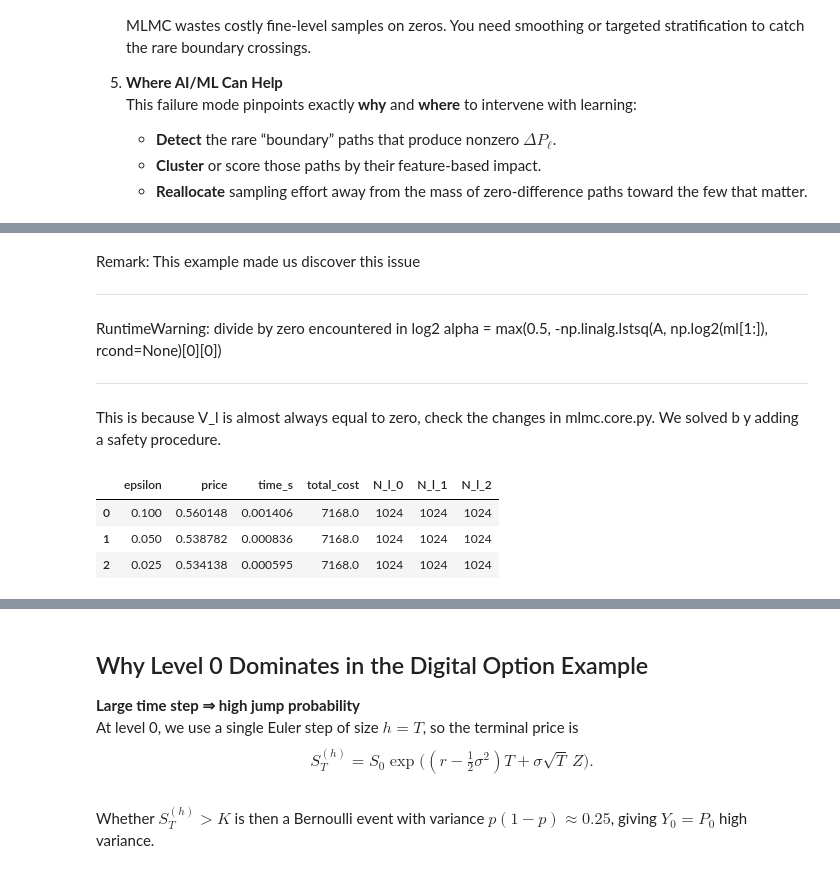
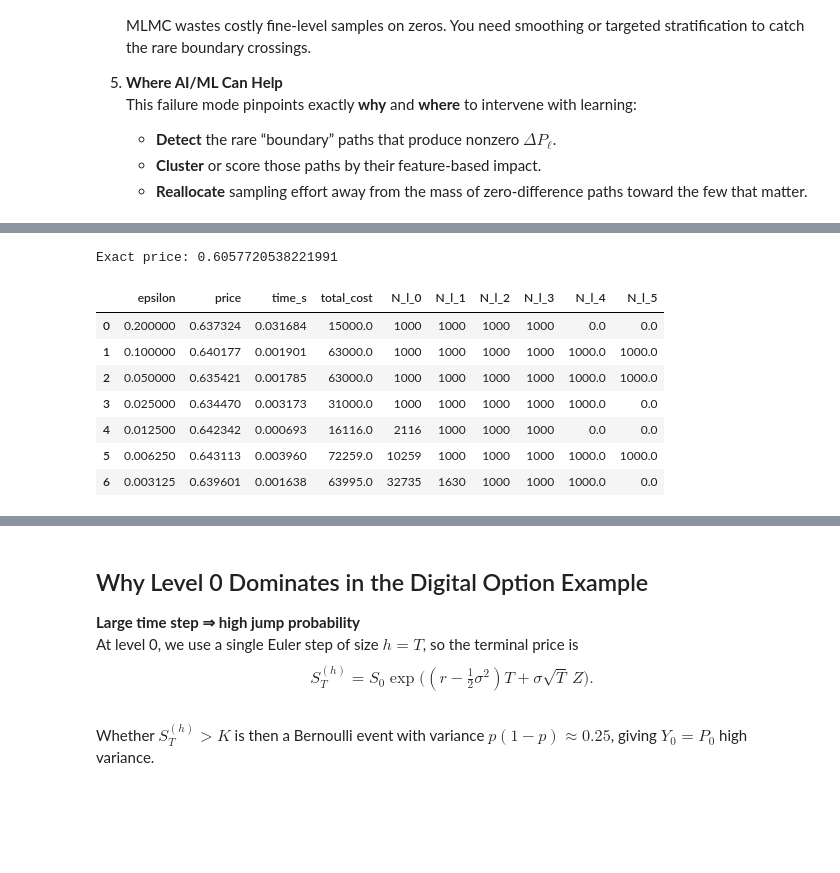
Before and after one commit to AlaaBouattour/Multilevel-Monte-Carlo, a Jupyter notebook: examples/mlmc_blind_sampling_problem.ipynb, the cells around one changed output, grey strips where cells are left out. Drawn from its saved outputs; the diff is of its cells as text; code cells hidden in the pictures; blank space fills up the shorter version.

```diff
--- a/examples/mlmc_blind_sampling_problem.ipynb
+++ b/examples/mlmc_blind_sampling_problem.ipynb
@@ -61,7 +53,9 @@ EPS = [0.1, 0.05, 0.025]
-# %%
-# Digital payoff & MLMC setup
-def digital_payoff(S, K):
-    return (S > K).astype(float)
-
-payoff_fn = lambda S: digital_payoff(S, K)
-mlmc = MLMC(make_bs_level_fn(S0, r, σ, T, payoff_fn))
+# %%
+# parameters
+S0, K = 100.0, 100.0
+r, sigma  = 0.05, 0.1
+T     = 1.0
+disc  = math.exp(-r * T)
+
+# Target tolerances for demonstration
+EPS = [0.2, 0.1, 0.05, 0.025, 0.0125, 0.00625, 0.003125]
@@ -68,12 +73,18 @@ mlmc = MLMC(make_bs_level_fn(S0, r, σ, T, payoff_fn))
+# %%
+# MLMC setup
+payoff   = lambda S: digital_payoff(S, K)
+level_fn = MilsteinBSLevelFunction(S0, r, sigma, T, payoff,verbose=False).simulate
+
+mlmc_obj = MLMC(level_fn, Lmin=2, Lmax=20, N0=1000)
 # %%
-# Run MLMC only and collect per-level allocations
+# Run standard MLMC
 records = []
 
 for eps in EPS:
     rec = {"epsilon": eps}
     try:
         t0 = time.perf_counter()
-        price, Nl, Cl, total_cost = mlmc.estimate(eps)
+        price, Nl, Cl, total_cost = mlmc_obj.estimate(eps)
         rec.update({
             "price": price,
             "time_s": time.perf_counter() - t0,
@@ -92,21 +121,22 @@ for eps in EPS:
-# %% [markdown]
-Remark:
-This example made us discover this issue
-___
-RuntimeWarning: divide by zero encountered in log2
-  alpha = max(0.5, -np.linalg.lstsq(A, np.log2(ml[1:]), rcond=None)[0][0])
-___
-This is because V_l is almost always equal to zero, check the changes in mlmc.core.py. We solved b y adding a safety procedure.
 # %%
+# exact price
+print(f"Exact price: {exact}")
+
 # results
 df = pd.DataFrame(records)
-# expand N_per_level into separate columns
+
 Nl_df = pd.DataFrame(df["N_per_level"].tolist(), index=df.index).add_prefix("N_l_")
 out = pd.concat([df.drop(columns="N_per_level"), Nl_df], axis=1)
+out = out.fillna(0)
 display(out)
 # %% [output]
+Exact price: 0.6057720538221991
-|  | epsilon | price | time_s | total_cost | N_l_0 | N_l_1 | N_l_2 |
-| 0 | 0.100 | 0.560148 | 0.001406 | 7168.0 | 1024 | 1024 | 1024 |
-| 1 | 0.050 | 0.538782 | 0.000836 | 7168.0 | 1024 | 1024 | 1024 |
-| 2 | 0.025 | 0.534138 | 0.000595 | 7168.0 | 1024 | 1024 | 1024 |
+|  | epsilon | price | time_s | total_cost | N_l_0 | N_l_1 | N_l_2 | N_l_3 | N_l_4 | N_l_5 |
+| 0 | 0.200000 | 0.637324 | 0.031684 | 15000.0 | 1000 | 1000 | 1000 | 1000 | 0.0 | 0.0 |
+| 1 | 0.100000 | 0.640177 | 0.001901 | 63000.0 | 1000 | 1000 | 1000 | 1000 | 1000.0 | 1000.0 |
+| 2 | 0.050000 | 0.635421 | 0.001785 | 63000.0 | 1000 | 1000 | 1000 | 1000 | 1000.0 | 1000.0 |
+| 3 | 0.025000 | 0.634470 | 0.003173 | 31000.0 | 1000 | 1000 | 1000 | 1000 | 1000.0 | 0.0 |
+| 4 | 0.012500 | 0.642342 | 0.000693 | 16116.0 | 2116 | 1000 | 1000 | 1000 | 0.0 | 0.0 |
+| 5 | 0.006250 | 0.643113 | 0.003960 | 72259.0 | 10259 | 1000 | 1000 | 1000 | 1000.0 | 1000.0 |
+| 6 | 0.003125 | 0.639601 | 0.001638 | 63995.0 | 32735 | 1630 | 1000 | 1000 | 1000.0 | 0.0 |
 # %%
```
Also changed, not shown: parts of 19 cells of this notebook, 7 other files.
